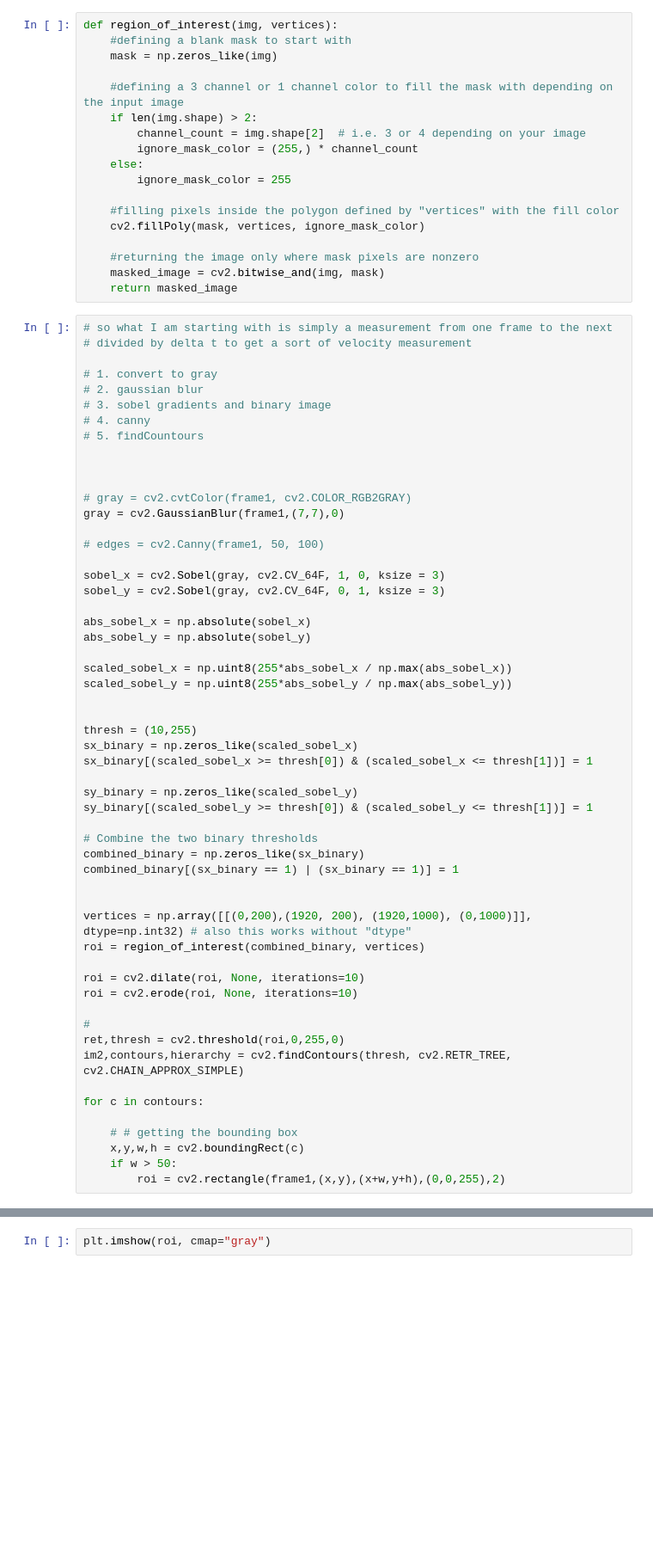
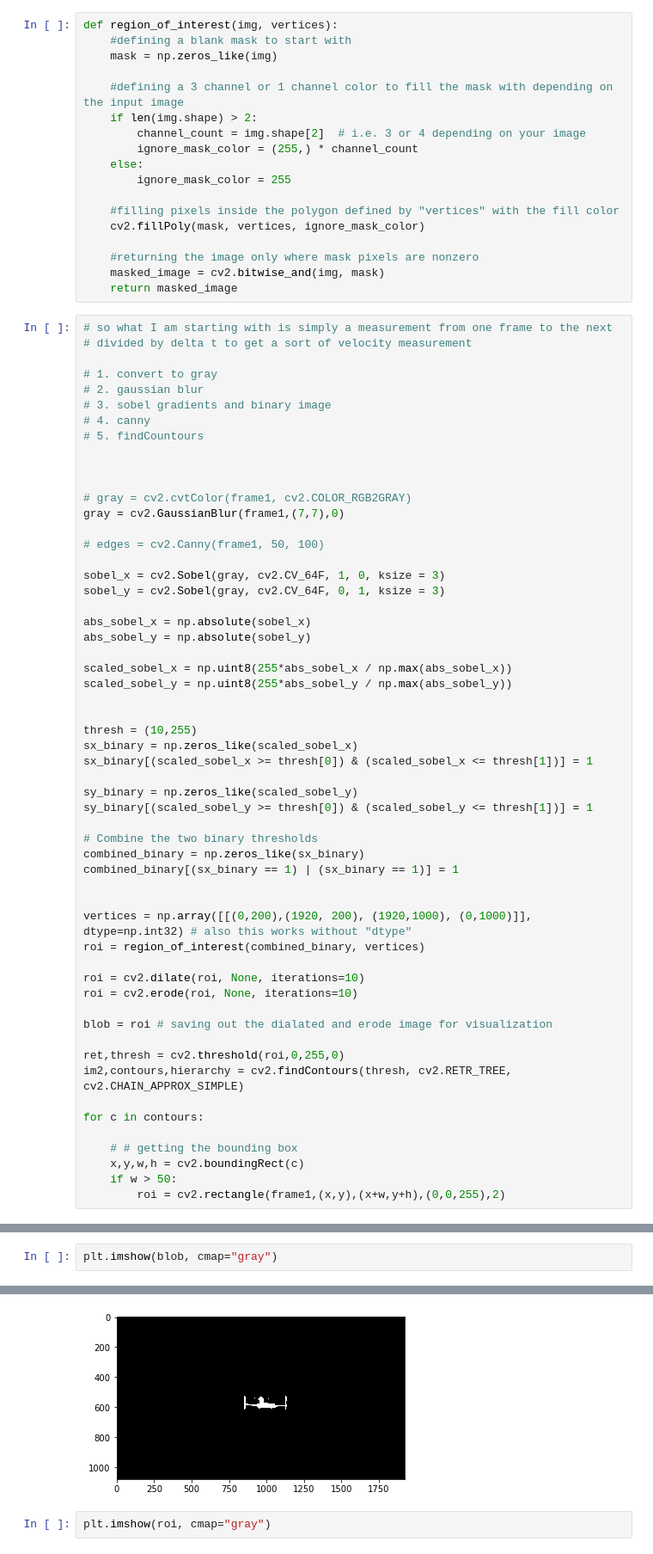
Before and after one commit to matthew-alexander/planeCV, a Jupyter notebook: planecv.ipynb, the cells around one changed output, grey strips where cells are left out. Shown at 86% size. Drawn from its saved outputs; the diff is of its cells as text; blank space fills up the shorter version.

Commit message:
added composit image with multiple panes

```diff
--- a/planecv.ipynb
+++ b/planecv.ipynb
@@ -141,7 +142,8 @@ roi = region_of_interest(combined_binary, vertices)
 roi = cv2.dilate(roi, None, iterations=10)
 roi = cv2.erode(roi, None, iterations=10)
 
-#
+blob = roi # saving out the dialated and erode image for visualization
+
 ret,thresh = cv2.threshold(roi,0,255,0)
 im2,contours,hierarchy = cv2.findContours(thresh, cv2.RETR_TREE, cv2.CHAIN_APPROX_SIMPLE)
 
@@ -157,0 +156,3 @@ array([[[-1, -1, -1, -1]]], dtype=int32)
+# %%
+plt.imshow(blob, cmap="gray")
+# %% [output]
@@ -158,3 +160,4 @@ array([[[-1, -1, -1, -1]]], dtype=int32)
+[figure, added]
 # %%
 plt.imshow(roi, cmap="gray")
 # %% [output]
```
Also changed, not shown: parts of 5 cells of this notebook, 1 other file.
